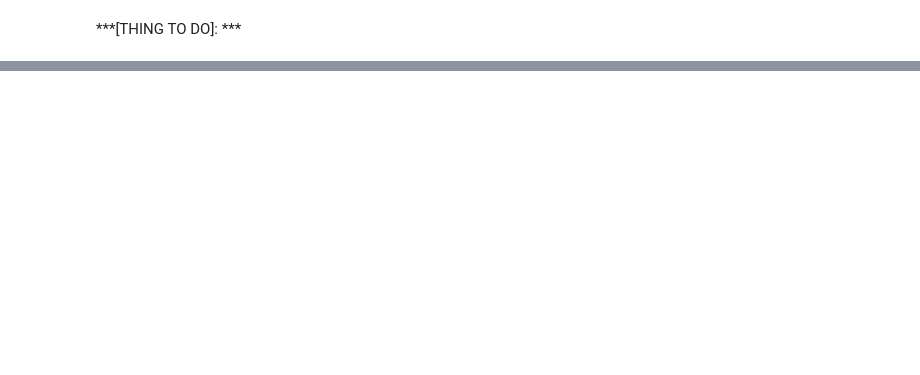
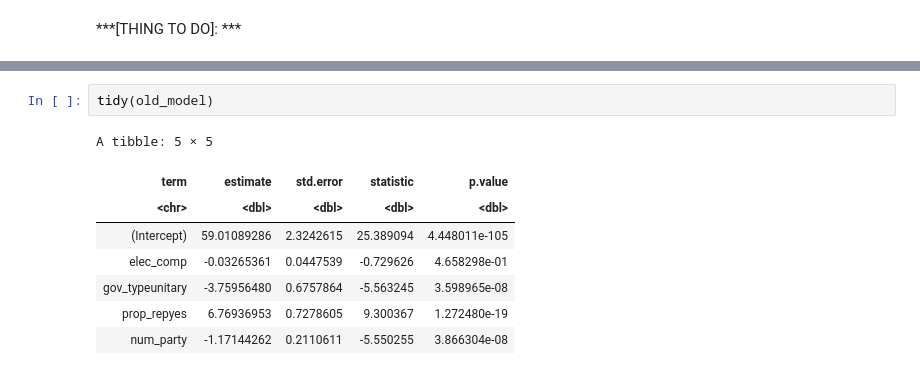
Before and after one commit to Yifan51/stat301-group-project, a Jupyter notebook: STAT_301_-_Group_Project_-_Final_Report.ipynb, the cells around one changed output, grey strips where cells are left out. Drawn from its saved outputs; the diff is of its cells as text; blank space fills up the shorter version.

```diff
--- a/STAT_301_-_Group_Project_-_Final_Report.ipynb
+++ b/STAT_301_-_Group_Project_-_Final_Report.ipynb
@@ -240,0 +286,11 @@ The main reason for this particular correlation graph is that our dataset accoun
+# %%
+tidy(old_model)
+# %% [output]
+A tibble: 5 × 5
+| term | estimate | std.error | statistic | p.value |
+| <chr> | <dbl> | <dbl> | <dbl> | <dbl> |
+| (Intercept) | 59.01089286 | 2.3242615 | 25.389094 | 4.448011e-105 |
+| elec_comp | -0.03265361 | 0.0447539 | -0.729626 | 4.658298e-01 |
+| gov_typeunitary | -3.75956480 | 0.6757864 | -5.563245 | 3.598965e-08 |
+| prop_repyes | 6.76936953 | 0.7278605 | 9.300367 | 1.272480e-19 |
+| num_party | -1.17144262 | 0.2110611 | -5.550255 | 3.866304e-08 |
```
Also changed, not shown: parts of 17 cells of this notebook.
